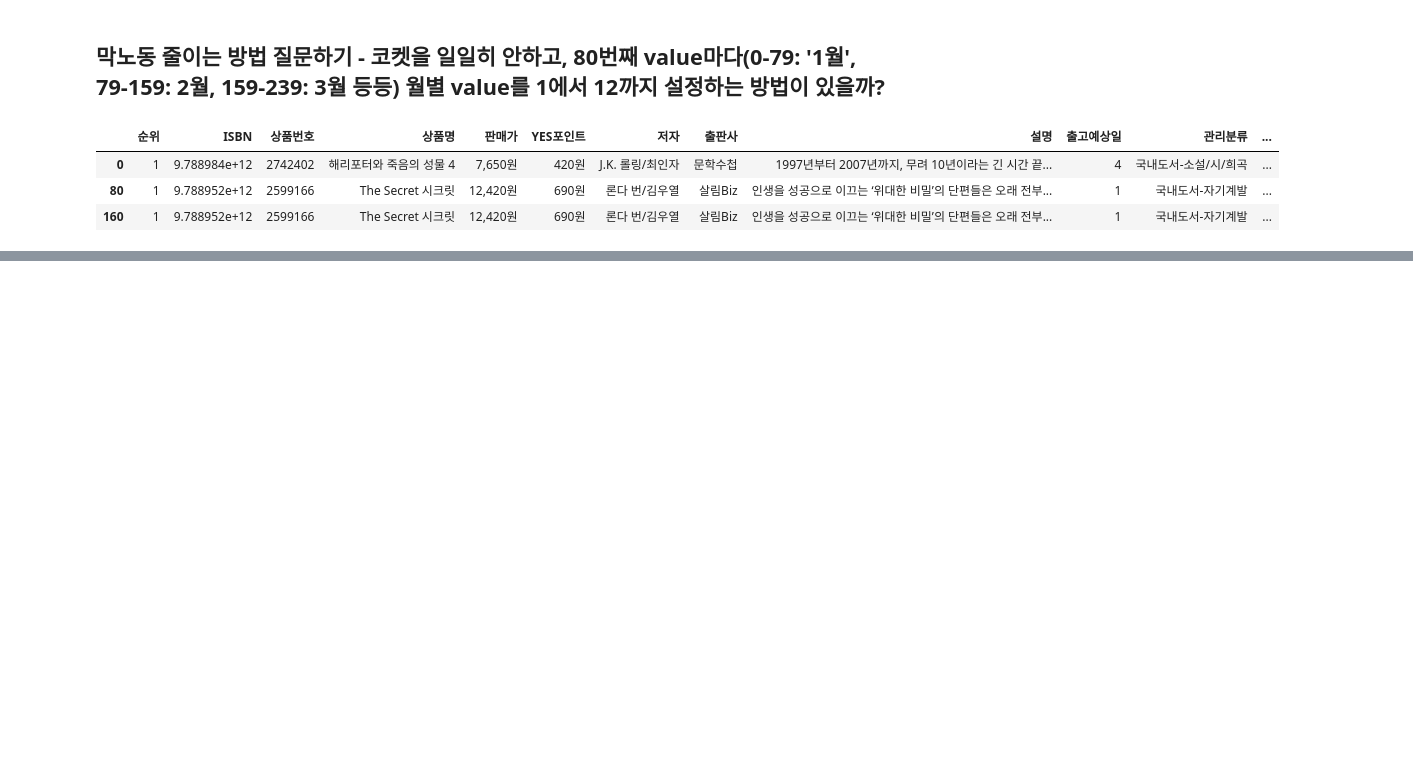
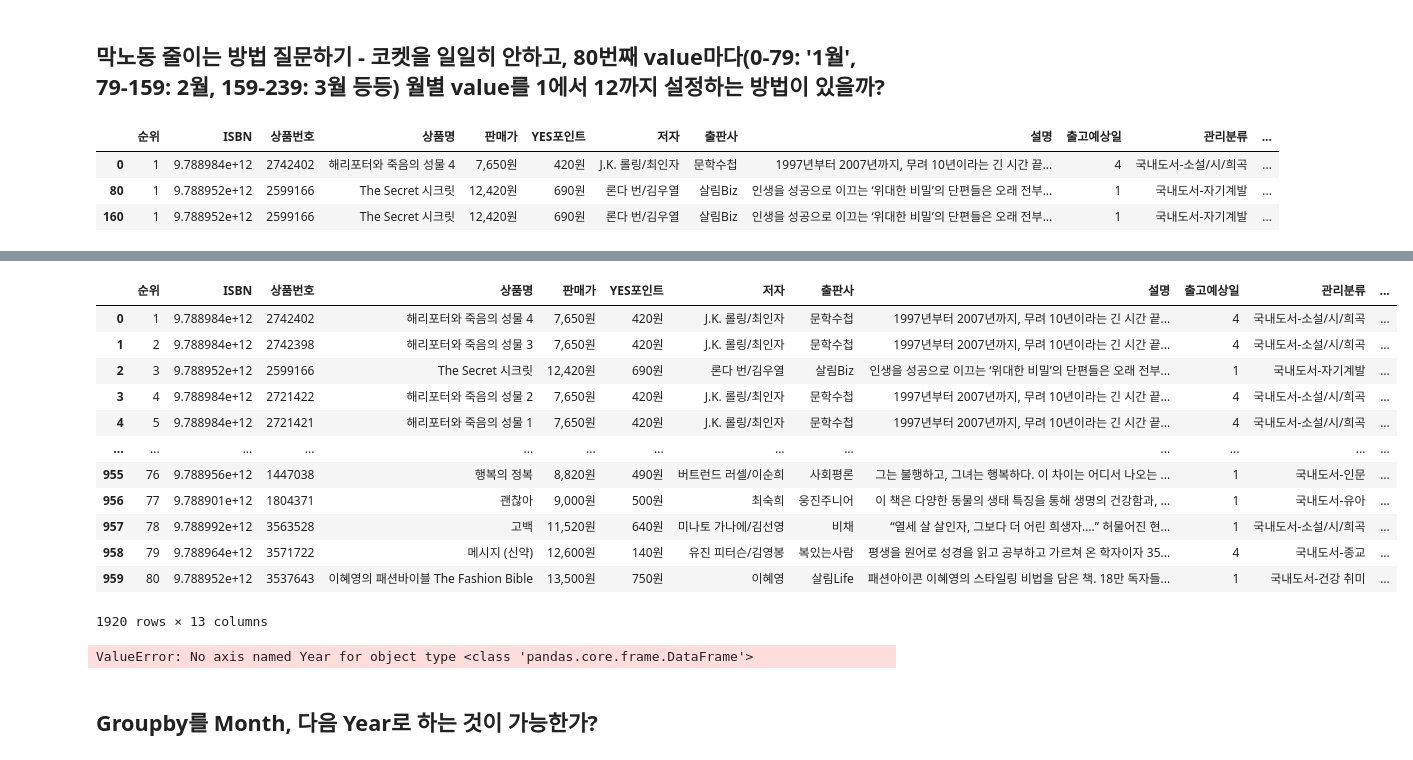
Before and after one commit to twg12/Bestseller-Analysis, a Jupyter notebook: Yes24 Bestseller/Total.ipynb, the cells around one changed output, grey strips where cells are left out. Drawn from its saved outputs; the diff is of its cells as text; code cells hidden in the pictures; blank space fills up the shorter version.

Commit message:
Concat efforts

```diff
--- a/Yes24 Bestseller/Total.ipynb
+++ b/Yes24 Bestseller/Total.ipynb
@@ -58,0 +94,36 @@ Yes24_2008[Yes24_2008['순위'] == 1].head(3)
+# %%
+Yes24_200901 = pd.read_csv('200901.csv', encoding = 'cp949')
+Yes24_200902 = pd.read_csv('200902.csv', encoding = 'cp949')
+Yes24_200903 = pd.read_csv('200903.csv', encoding = 'cp949')
+Yes24_200904 = pd.read_csv('200904.csv', encoding = 'cp949')
+Yes24_200905 = pd.read_csv('200905.csv', encoding = 'cp949')
+Yes24_200906 = pd.read_csv('200906.csv', encoding = 'cp949')
+Yes24_200907 = pd.read_csv('200907.csv', encoding = 'cp949')
+Yes24_200908 = pd.read_csv('200908.csv', encoding = 'cp949')
+Yes24_200909 = pd.read_csv('200909.csv', encoding = 'cp949')
+Yes24_200910 = pd.read_csv('200910.csv', encoding = 'cp949')
+Yes24_200911 = pd.read_csv('200911.csv', encoding = 'cp949')
+Yes24_200912 = pd.read_csv('200912.csv', encoding = 'cp949')
+# %%
+Yes24_200901['Month'] = '1월'
+Yes24_200902['Month'] = '2월'
+Yes24_200903['Month'] = '3월'
+Yes24_200904['Month'] = '4월'
+Yes24_200905['Month'] = '5월'
+Yes24_200906['Month'] = '6월'
+Yes24_200907['Month'] = '7월'
+Yes24_200908['Month'] = '8월'
+Yes24_200909['Month'] = '9월'
+Yes24_200910['Month'] = '10월'
+Yes24_200911['Month'] = '11월'
+Yes24_200912['Month'] = '12월'
+# %%
+List_2009 = [Yes24_200901, Yes24_200902, Yes24_200903, Yes24_200904, Yes24_200905, Yes24_200906, Yes24_200907, Yes24_200908, Yes24_200909, Yes24_200910, Yes24_200911, Yes24_200912]
+
+Yes24_2009 = pd.concat([Yes24_200901, Yes24_200902, Yes24_200903, Yes24_200904, Yes24_200905, Yes24_200906, Yes24_200907, Yes24_200908, Yes24_200909, Yes24_200910, Yes24_200911, Yes24_200912], ignore_index=True)
+Yes24_2009[Yes24_2009['순위'] == 1].head(3)
+
+for bs_list in List_2009:
+        bs_list['Year'] = '2009'
+
+List_2009
@@ -58,0 +148,23 @@ Yes24_2008[Yes24_2008['순위'] == 1].head(3)
+# %%
+Total = pd.concat([Yes24_2008, Yes24_2009], sort = False)
+Total
+# %% [output]
+|  | 순위 | ISBN | 상품번호 | 상품명 | 판매가 | YES포인트 | 저자 | 출판사 | 설명 | 출고예상일 | 관리분류 | ... |
+| 0 | 1 | 9.788984e+12 | 2742402 | 해리포터와 죽음의 성물 4 | 7,650원 | 420원 | J.K. 롤링/최인자 | 문학수첩 | 1997년부터 2007년까지, 무려 10년이라는 긴 시간 끝... | 4 | 국내도서-소설/시/희곡 | ... |
+| 1 | 2 | 9.788984e+12 | 2742398 | 해리포터와 죽음의 성물 3 | 7,650원 | 420원 | J.K. 롤링/최인자 | 문학수첩 | 1997년부터 2007년까지, 무려 10년이라는 긴 시간 끝... | 4 | 국내도서-소설/시/희곡 | ... |
+| 2 | 3 | 9.788952e+12 | 2599166 | The Secret 시크릿 | 12,420원 | 690원 | 론다 번/김우열 | 살림Biz | 인생을 성공으로 이끄는 ‘위대한 비밀’의 단편들은 오래 전부... | 1 | 국내도서-자기계발 | ... |
+| 3 | 4 | 9.788984e+12 | 2721422 | 해리포터와 죽음의 성물 2 | 7,650원 | 420원 | J.K. 롤링/최인자 | 문학수첩 | 1997년부터 2007년까지, 무려 10년이라는 긴 시간 끝... | 4 | 국내도서-소설/시/희곡 | ... |
+| 4 | 5 | 9.788984e+12 | 2721421 | 해리포터와 죽음의 성물 1 | 7,650원 | 420원 | J.K. 롤링/최인자 | 문학수첩 | 1997년부터 2007년까지, 무려 10년이라는 긴 시간 끝... | 4 | 국내도서-소설/시/희곡 | ... |
+| ... | ... | ... | ... | ... | ... | ... | ... | ... | ... | ... | ... | ... |
+| 955 | 76 | 9.788956e+12 | 1447038 | 행복의 정복 | 8,820원 | 490원 | 버트런드 러셀/이순희 | 사회평론 | 그는 불행하고, 그녀는 행복하다. 이 차이는 어디서 나오는 ... | 1 | 국내도서-인문 | ... |
+| 956 | 77 | 9.788901e+12 | 1804371 | 괜찮아 | 9,000원 | 500원 | 최숙희 | 웅진주니어 | 이 책은 다양한 동물의 생태 특징을 통해 생명의 건강함과, ... | 1 | 국내도서-유아 | ... |
+| 957 | 78 | 9.788992e+12 | 3563528 | 고백 | 11,520원 | 640원 | 미나토 가나에/김선영 | 비채 | “열세 살 살인자, 그보다 더 어린 희생자….” 허물어진 현... | 1 | 국내도서-소설/시/희곡 | ... |
+| 958 | 79 | 9.788964e+12 | 3571722 | 메시지 (신약) | 12,600원 | 140원 | 유진 피터슨/김영봉 | 복있는사람 | 평생을 원어로 성경을 읽고 공부하고 가르쳐 온 학자이자 35... | 4 | 국내도서-종교 | ... |
+| 959 | 80 | 9.788952e+12 | 3537643 | 이혜영의 패션바이블 The Fashion Bible | 13,500원 | 750원 | 이혜영 | 살림Life | 패션아이콘 이혜영의 스타일링 비법을 담은 책. 18만 독자들... | 1 | 국내도서-건강 취미 | ... |
+1920 rows × 13 columns
+# %%
+Total[Total["관리분류"] == '국내도서-소설/시/희곡'].groupby('Month', 'Year').count()
+# %% [output]
+ValueError: No axis named Year for object type <class 'pandas.core.frame.DataFrame'>
+# %% [markdown]
+## Groupby를 Month, 다음 Year로 하는 것이 가능한가?
```
Also changed, not shown: parts of 4 cells of this notebook, 1 other file.
